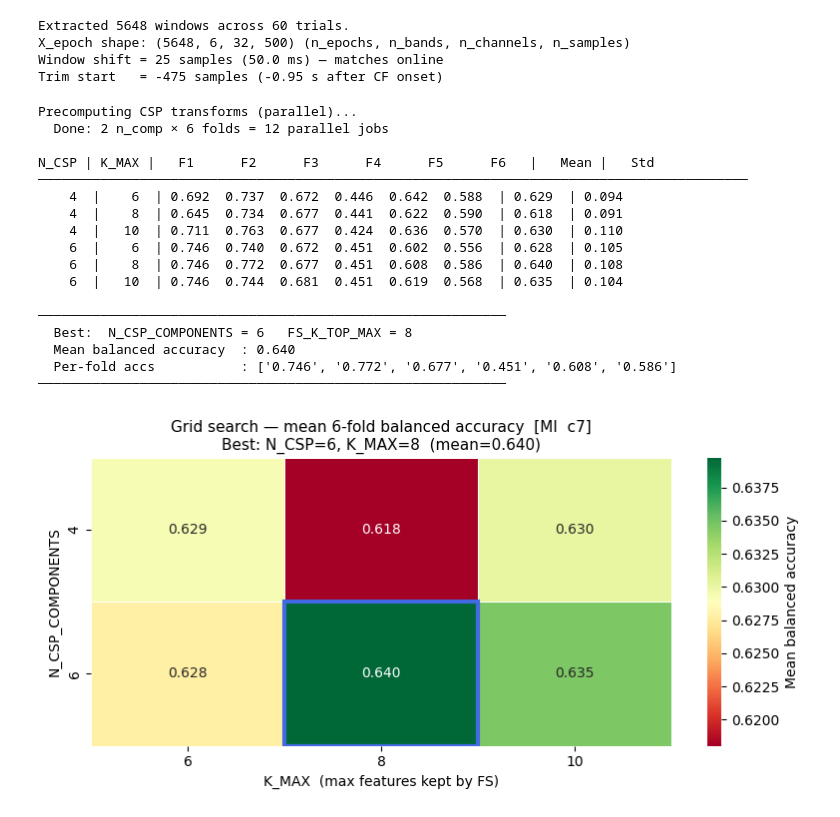
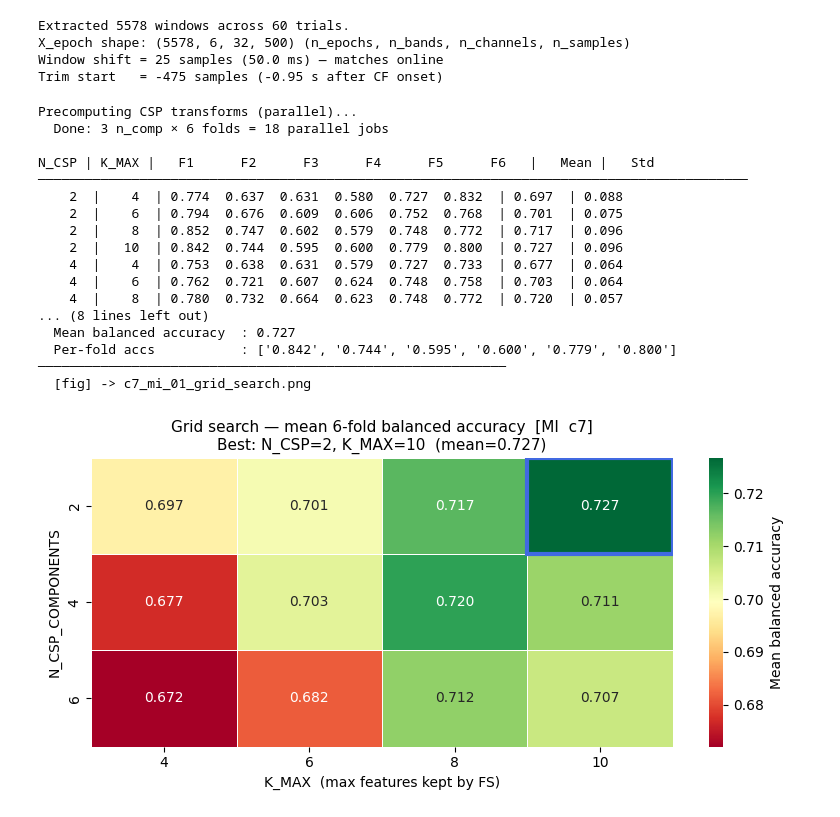
Before and after one commit to PaoloFori/slda_bci, a Jupyter notebook: create_slda/create_slda.ipynb, the cells around one changed output. Saved outputs shown, nothing was run; the diff lists cells and outputs as text; code cells hidden in the pictures.

Commit message:
update the figures

```diff
--- a/create_slda/create_slda.ipynb
+++ b/create_slda/create_slda.ipynb
@@ -322,9 +323,9 @@ for raw in raw_list:
         order_lp   = max(len(a_lp), len(b_lp)) - 1
         order_hp   = max(len(a_hp), len(b_hp)) - 1
         zi_lp      = np.zeros((order_lp, data_car.shape[0]))
-        data_lp, _ = lfilter(b_lp, a_lp, data_car, axis=-1, zi=zi_lp)
+        data_lp, _ = lfilter(b_lp, a_lp, data_car, axis=-1, zi=zi_lp.T)
         zi_hp      = np.zeros((order_hp, data_lp.shape[0]))
-        filtered, _= lfilter(b_hp, a_hp, data_lp,  axis=-1, zi=zi_hp)
+        filtered, _= lfilter(b_hp, a_hp, data_lp,  axis=-1, zi=zi_hp.T)
         raw_bands.append(filtered)
     for onset, duration, cls in cf_segments:
         end = onset + duration
@@ -348,8 +349,8 @@ print(f"X_epoch shape: {X_epochs.shape} (n_epochs, n_bands, n_channels, n_sample
 print(f"Window shift = {WINDOW_SHIFT} samples ({WINDOW_SHIFT / FREQ * 1000:.1f} ms) — matches online")
 print(f"Trim start   = {trim_start_samples} samples ({TRIM_START_S:+.2f} s after CF onset)")
 # %% [output]
-Extracted 5648 windows across 60 trials.
-X_epoch shape: (5648, 6, 32, 500) (n_epochs, n_bands, n_channels, n_samples)
+Extracted 5578 windows across 60 trials.
+X_epoch shape: (5578, 6, 32, 500) (n_epochs, n_bands, n_channels, n_samples)
 Window shift = 25 samples (50.0 ms) — matches online
 Trim start   = -475 samples (-0.95 s after CF onset)
 # %%
@@ -360,8 +361,8 @@ LDA_PRIORS    = [0.5, 0.5]
 K_FOLDS       = 6
 FS_METHOD     = 'mrmr'
 FS_SCORE_FRAC = 0.25
-N_CSP_COMPONENTS_GRID = [4, 6]
-K_MAX_GRID            = [6, 8, 10]
+N_CSP_COMPONENTS_GRID = [2, 4, 6]
+K_MAX_GRID            = [4, 6, 8, 10]
 sgkf = StratifiedGroupKFold(n_splits=K_FOLDS)
 fold_splits = list(sgkf.split(X_epochs, y_epochs, groups=trials))
 def _csp_fold(n_comp, fold_idx, tr_idx, te_idx, X_ep, y_ep, bands):
@@ -438,46 +439,46 @@ for i, nc in enumerate(n_comps_valid):
     for j, km in enumerate(k_maxs_valid):
         if (nc, km) in grid_mean:
             hm_data[i, j] = grid_mean[(nc, km)]
 fig, ax = plt.subplots(figsize=(8, 4))
 df_hm = pd.DataFrame(hm_data, index=n_comps_valid, columns=k_maxs_valid)
 sns.heatmap(df_hm, annot=True, fmt=".3f", cmap="RdYlGn",
             vmin=np.nanmin(hm_data), vmax=np.nanmax(hm_data),
             linewidths=0.5, ax=ax,
             cbar_kws={"label": "Mean balanced accuracy"})
 ax.set_xlabel("K_MAX  (max features kept by FS)", fontsize=10)
 ax.set_ylabel("N_CSP_COMPONENTS", fontsize=10)
 ax.set_title(
     f"Grid search — mean {K_FOLDS}-fold balanced accuracy  "
     f"[{paradigm_to_save.upper()}  {subject}]\n"
     f"Best: N_CSP={N_CSP_COMPONENTS}, K_MAX={FS_K_TOP_MAX}  "
     f"(mean={grid_mean[best_combo]:.3f})",
     fontsize=11)
 best_i = n_comps_valid.index(N_CSP_COMPONENTS)
 best_j = k_maxs_valid.index(FS_K_TOP_MAX)
 ax.add_patch(plt.Rectangle((best_j, best_i), 1, 1,
                             fill=False, edgecolor="royalblue", lw=3))
 plt.tight_layout()
 _savefig('01_grid_search')
 plt.show()
 # %% [output]
 Precomputing CSP transforms (parallel)...
-  Done: 2 n_comp × 6 folds = 12 parallel jobs
+  Done: 3 n_comp × 6 folds = 18 parallel jobs
 
 N_CSP | K_MAX |   F1      F2      F3      F4      F5      F6   |   Mean |   Std
 ───────────────────────────────────────────────────────────────────────────────────────────
-    4  |    6  | 0.692  0.737  0.672  0.446  0.642  0.588  | 0.629  | 0.094
-    4  |    8  | 0.645  0.734  0.677  0.441  0.622  0.590  | 0.618  | 0.091
-    4  |   10  | 0.711  0.763  0.677  0.424  0.636  0.570  | 0.630  | 0.110
-    6  |    6  | 0.746  0.740  0.672  0.451  0.602  0.556  | 0.628  | 0.105
-    6  |    8  | 0.746  0.772  0.677  0.451  0.608  0.586  | 0.640  | 0.108
-    6  |   10  | 0.746  0.744  0.681  0.451  0.619  0.568  | 0.635  | 0.104
-
+    2  |    4  | 0.774  0.637  0.631  0.580  0.727  0.832  | 0.697  | 0.088
+    2  |    6  | 0.794  0.676  0.609  0.606  0.752  0.768  | 0.701  | 0.075
+    2  |    8  | 0.852  0.747  0.602  0.579  0.748  0.772  | 0.717  | 0.096
+    2  |   10  | 0.842  0.744  0.595  0.600  0.779  0.800  | 0.727  | 0.096
+    4  |    4  | 0.753  0.638  0.631  0.579  0.727  0.733  | 0.677  | 0.064
+    4  |    6  | 0.762  0.721  0.607  0.624  0.748  0.758  | 0.703  | 0.064
+    4  |    8  | 0.780  0.732  0.664  0.623  0.748  0.772  | 0.720  | 0.057
+... (8 lines left out)
+  Mean balanced accuracy  : 0.727
+  Per-fold accs           : ['0.842', '0.744', '0.595', '0.600', '0.779', '0.800']
 ────────────────────────────────────────────────────────────
-  Best:  N_CSP_COMPONENTS = 6   FS_K_TOP_MAX = 8
-  Mean balanced accuracy  : 0.640
-  Per-fold accs           : ['0.746', '0.772', '0.677', '0.451', '0.608', '0.586']
-────────────────────────────────────────────────────────────
+  [fig] -> c7_mi_01_grid_search.png
-[figure, old version]
+[figure, new version]
 # %%
 # Diagnostic cross-validation: full CV with grid-search parameters — ROC, calibration, per-trial accuracy, and LDA weight plots
 
```
Also changed, not shown: parts of 6 cells of this notebook.
